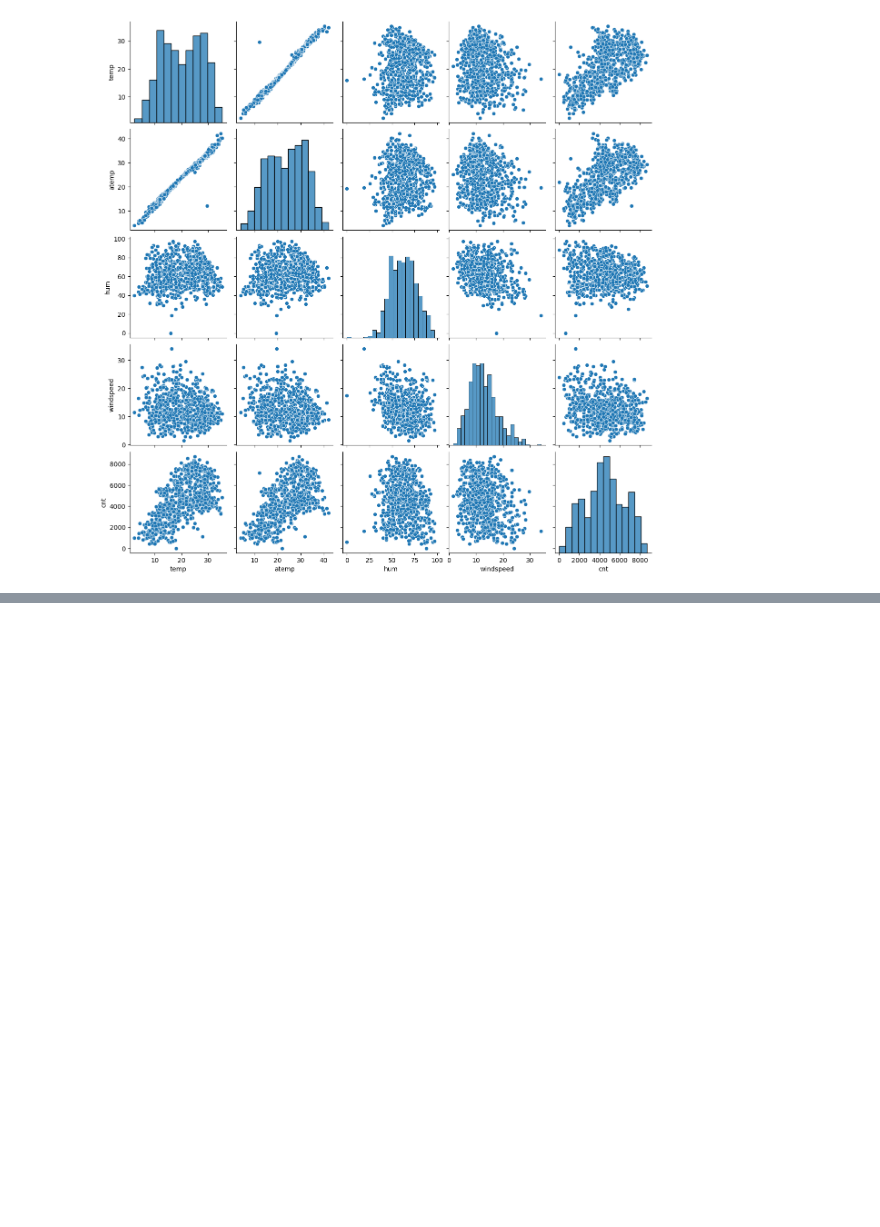
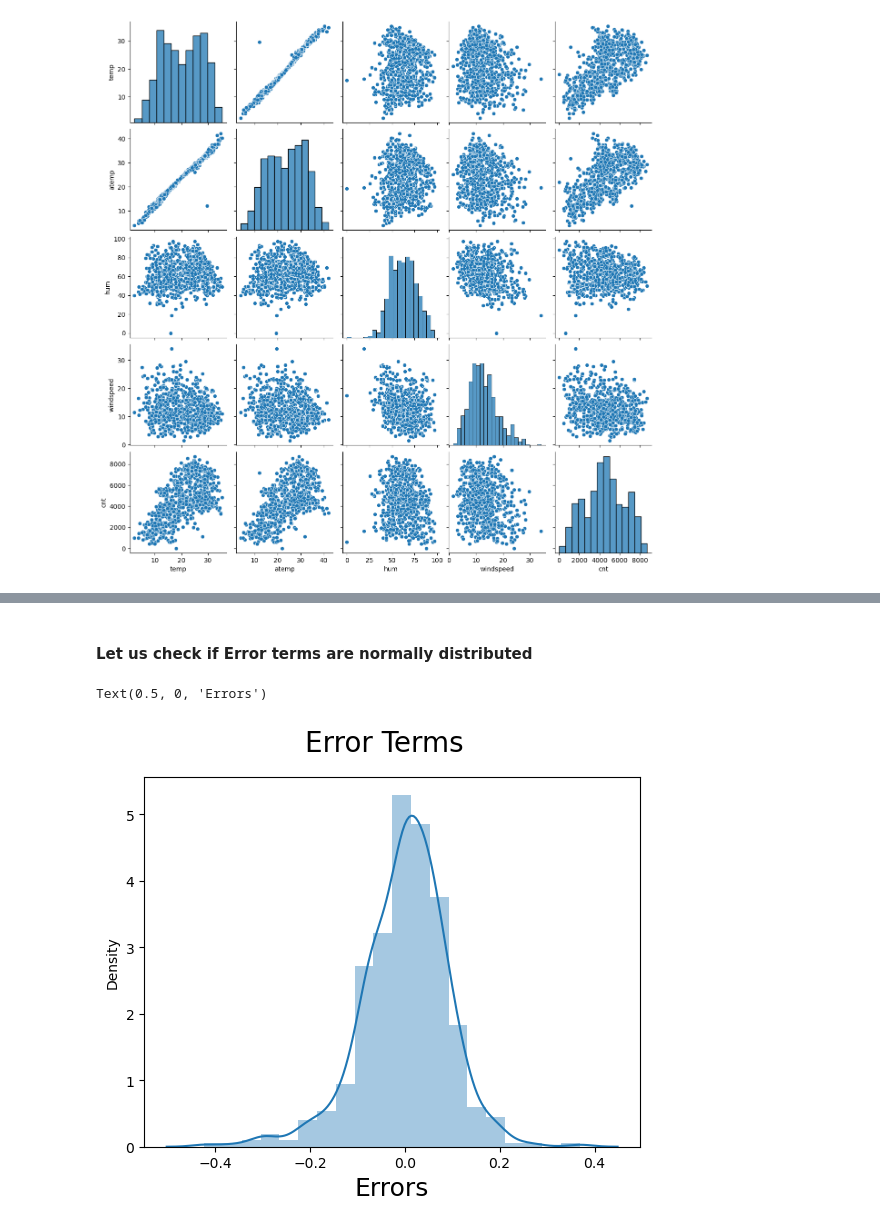
Before and after one commit to shivasaibondugula/Bike-sharing-demand-prediction, a Jupyter notebook: Linear_Regression_Assignment.ipynb, the cells around one changed output, grey strips where cells are left out. Saved outputs shown, nothing was run; the diff lists cells and outputs as text; code cells hidden in the pictures; blank space fills up the shorter version.

Commit message:
Completed model building and evaluation

```diff
--- a/Linear_Regression_Assignment.ipynb
+++ b/Linear_Regression_Assignment.ipynb
@@ -338,0 +1084,12 @@ Hence after data preparation, it contains 730 rows and 24 columns.
+# %%
+X_train_rfe = X_train_rfe.drop(["const"],axis=1)
+# Calculate the VIFs for the new model
+from statsmodels.stats.outliers_influence import variance_inflation_factor
+
+vif = pd.DataFrame()
+X = X_train_rfe
+vif['Features'] = X.columns
+vif['VIF'] = [variance_inflation_factor(X.values, i) for i in range(X.shape[1])]
+vif['VIF'] = round(vif['VIF'], 2)
+vif = vif.sort_values(by = "VIF", ascending = False)
+vif
@@ -338,0 +1113,6 @@ Hence after data preparation, it contains 730 rows and 24 columns.
+# %%
+X_train_rfe = X_train_rfe.drop(["hum"],axis=1)
+X_train_rfe = sm.add_constant(X_train_rfe)
+lm = sm.OLS(y_train,X_train_rfe).fit()   # Running the linear model
+#Let's see the summary of our linear model
+print(lm.summary())
@@ -338,0 +1137,12 @@ Hence after data preparation, it contains 730 rows and 24 columns.
+# %%
+X_train_rfe = X_train_rfe.drop(["const"],axis=1)
+# Calculate the VIFs for the new model
+from statsmodels.stats.outliers_influence import variance_inflation_factor
+
+vif = pd.DataFrame()
+X = X_train_rfe
+vif['Features'] = X.columns
+vif['VIF'] = [variance_inflation_factor(X.values, i) for i in range(X.shape[1])]
+vif['VIF'] = round(vif['VIF'], 2)
+vif = vif.sort_values(by = "VIF", ascending = False)
+vif
@@ -338,0 +1175,14 @@ Hence after data preparation, it contains 730 rows and 24 columns.
+# %% [markdown]
+#### Let us check if Error terms are normally distributed
+# %%
+X_train_rfe = sm.add_constant(X_train_rfe)
+y_train_pred = lm.predict(X_train_rfe)
+# %%
+# Plot the histogram of the error terms
+fig = plt.figure()
+sns.distplot((y_train - y_train_pred), bins = 20)
+fig.suptitle('Error Terms', fontsize = 20)                  # Plot heading
+plt.xlabel('Errors', fontsize = 18)                         # X-label
+# %% [output]
+Text(0.5, 0, 'Errors')
+[figure, added]
```
Also changed, not shown: parts of 111 cells of this notebook.
